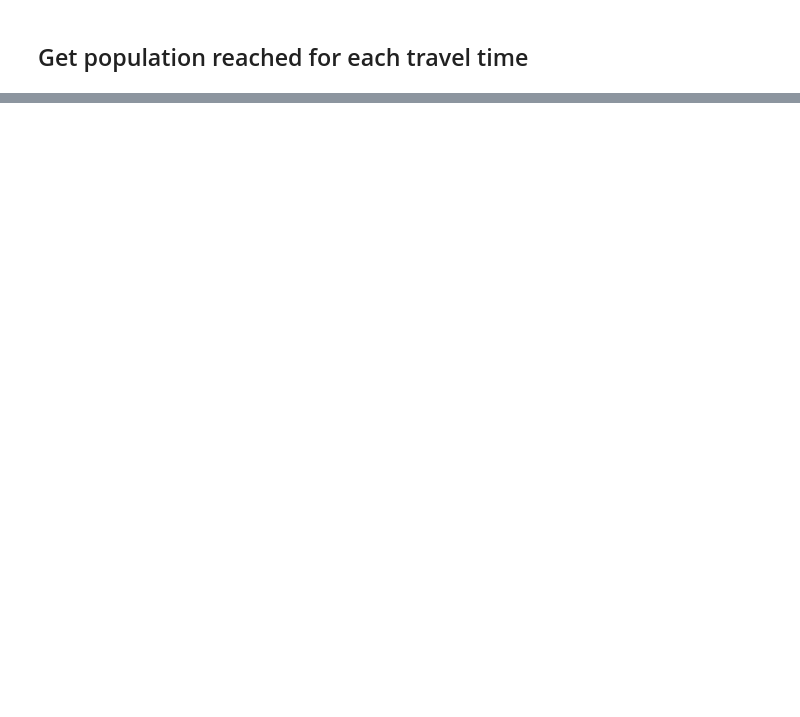
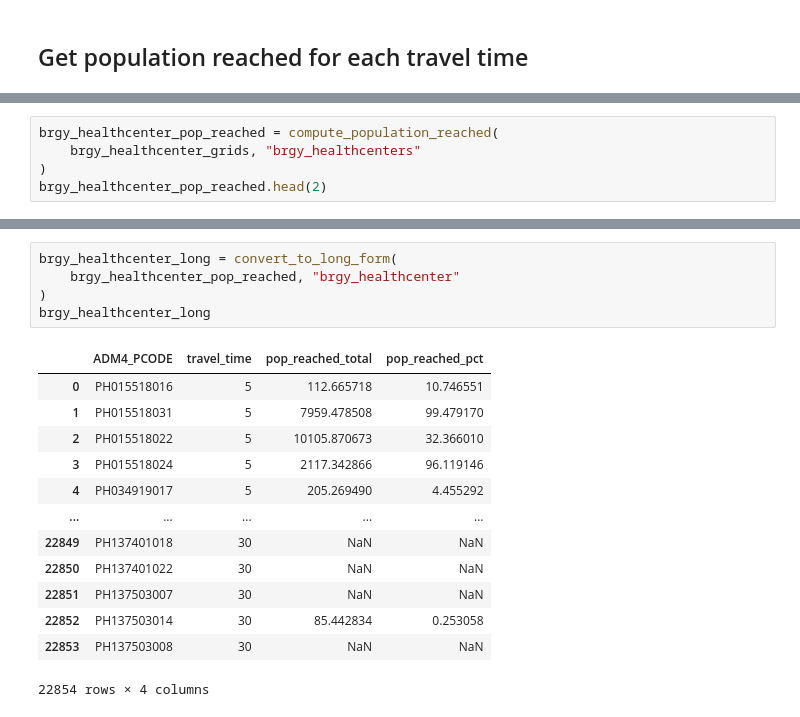
Before and after one commit to thinkingmachines/project-cchain, a Jupyter notebook: notebooks/tm/hospitals-isochrones/02-contours-to-adminlevel.ipynb, the cells around one changed output, grey strips where cells are left out. Cells and saved outputs as stored; diff of their text form; blank space fills up the shorter version.

```diff
--- a/notebooks/tm/hospitals-isochrones/02-contours-to-adminlevel.ipynb
+++ b/notebooks/tm/hospitals-isochrones/02-contours-to-adminlevel.ipynb
@@ -263,0 +237,5 @@ rhu_pop_reached = compute_population_reached(rhu_grids, "rhu")
+# %%
+brgy_healthcenter_pop_reached = compute_population_reached(
+    brgy_healthcenter_grids, "brgy_healthcenters"
+)
+brgy_healthcenter_pop_reached.head(2)
@@ -263,0 +308,19 @@ rhu_pop_reached = compute_population_reached(rhu_grids, "rhu")
+# %%
+brgy_healthcenter_long = convert_to_long_form(
+    brgy_healthcenter_pop_reached, "brgy_healthcenter"
+)
+brgy_healthcenter_long
+# %% [output]
+|  | ADM4_PCODE | travel_time | pop_reached_total | pop_reached_pct |
+| 0 | PH015518016 | 5 | 112.665718 | 10.746551 |
+| 1 | PH015518031 | 5 | 7959.478508 | 99.479170 |
+| 2 | PH015518022 | 5 | 10105.870673 | 32.366010 |
+| 3 | PH015518024 | 5 | 2117.342866 | 96.119146 |
+| 4 | PH034919017 | 5 | 205.269490 | 4.455292 |
+| ... | ... | ... | ... | ... |
+| 22849 | PH137401018 | 30 | NaN | NaN |
+| 22850 | PH137401022 | 30 | NaN | NaN |
+| 22851 | PH137503007 | 30 | NaN | NaN |
+| 22852 | PH137503014 | 30 | 85.442834 | 0.253058 |
+| 22853 | PH137503008 | 30 | NaN | NaN |
+22854 rows × 4 columns
```
Also changed, not shown: parts of 15 cells of this notebook.
